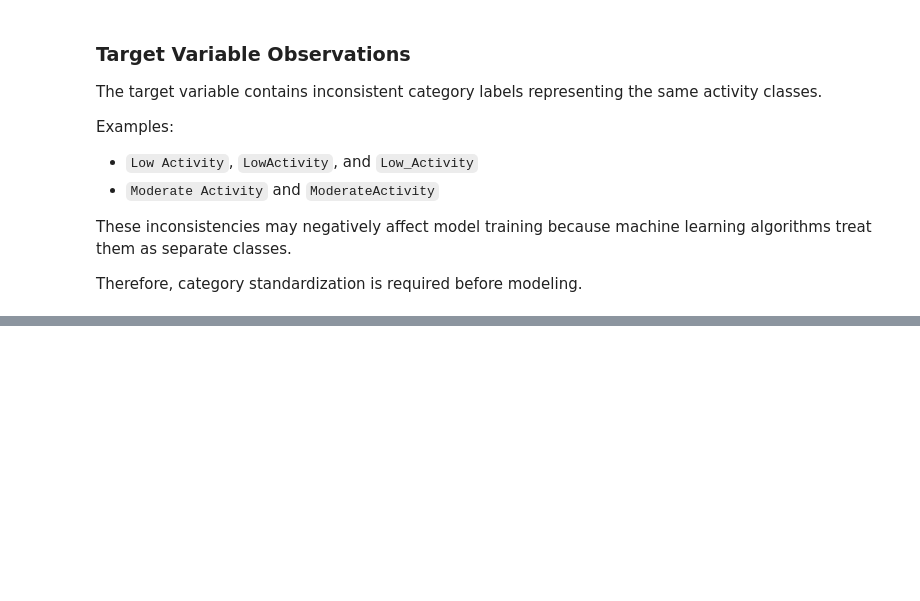
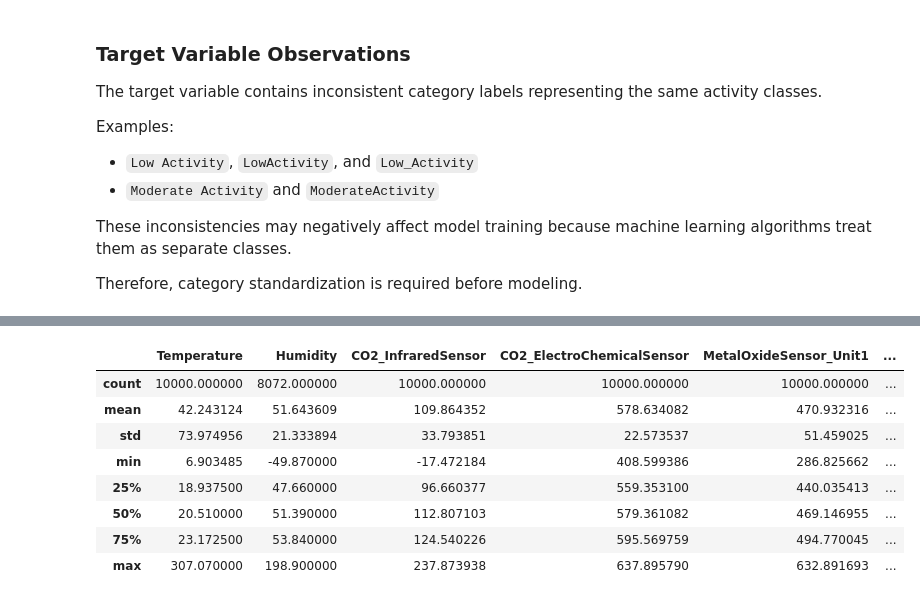
Before and after one commit to chanmyae99/elderguard-analytics-ml, a Jupyter notebook: notebooks/eda.ipynb, the cells around one changed output, grey strips where cells are left out. Saved outputs shown, nothing was run; the diff lists cells and outputs as text; code cells hidden in the pictures; blank space fills up the shorter version.

```diff
--- a/notebooks/eda.ipynb
+++ b/notebooks/eda.ipynb
@@ -380,0 +393,24 @@ Therefore, category standardization is required before modeling.
+# %%
+numerical_features = [
+    "Temperature",
+    "Humidity",
+    "CO2_InfraredSensor",
+    "CO2_ElectroChemicalSensor",
+    "MetalOxideSensor_Unit1",
+    "MetalOxideSensor_Unit2",
+    "MetalOxideSensor_Unit3",
+    "MetalOxideSensor_Unit4",
+    "CO_GasSensor"
+]
+
+df_processed[numerical_features].describe()
+# %% [output]
+|  | Temperature | Humidity | CO2_InfraredSensor | CO2_ElectroChemicalSensor | MetalOxideSensor_Unit1 | ... |
+| count | 10000.000000 | 8072.000000 | 10000.000000 | 10000.000000 | 10000.000000 | ... |
+| mean | 42.243124 | 51.643609 | 109.864352 | 578.634082 | 470.932316 | ... |
+| std | 73.974956 | 21.333894 | 33.793851 | 22.573537 | 51.459025 | ... |
+| min | 6.903485 | -49.870000 | -17.472184 | 408.599386 | 286.825662 | ... |
+| 25% | 18.937500 | 47.660000 | 96.660377 | 559.353100 | 440.035413 | ... |
+| 50% | 20.510000 | 51.390000 | 112.807103 | 579.361082 | 469.146955 | ... |
+| 75% | 23.172500 | 53.840000 | 124.540226 | 595.569759 | 494.770045 | ... |
+| max | 307.070000 | 198.900000 | 237.873938 | 637.895790 | 632.891693 | ... |
```
Also changed, not shown: parts of 19 cells of this notebook.
